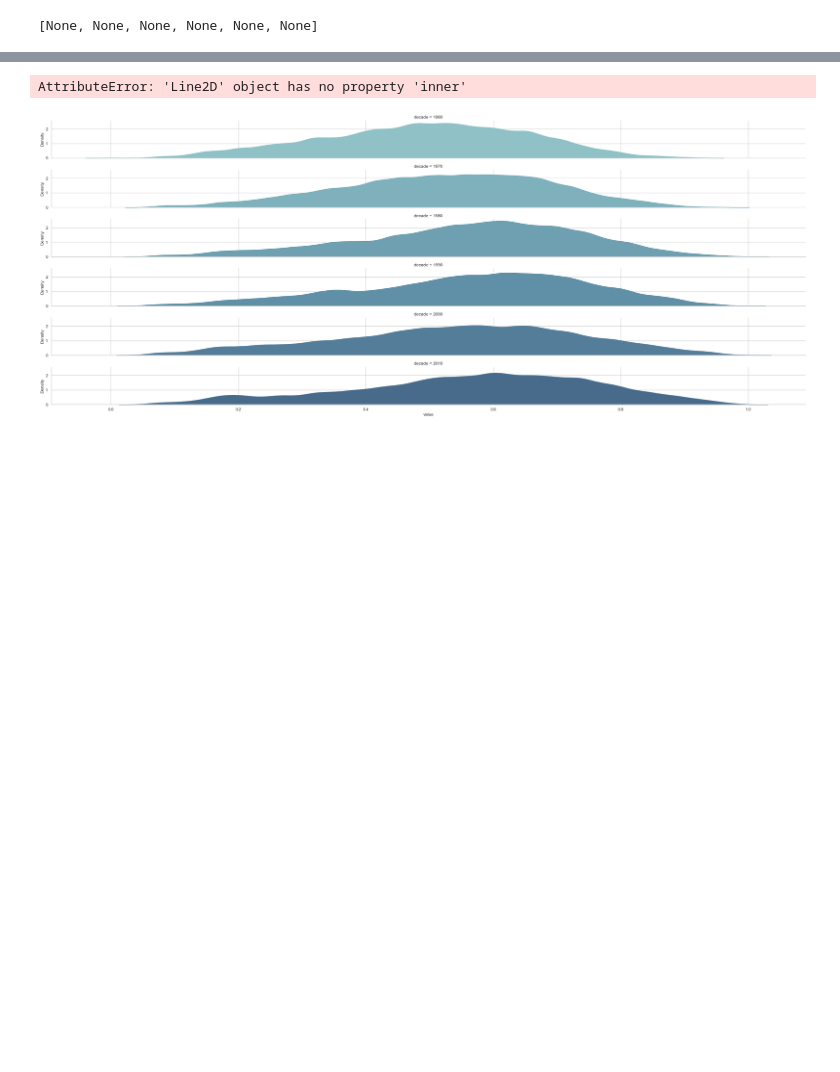
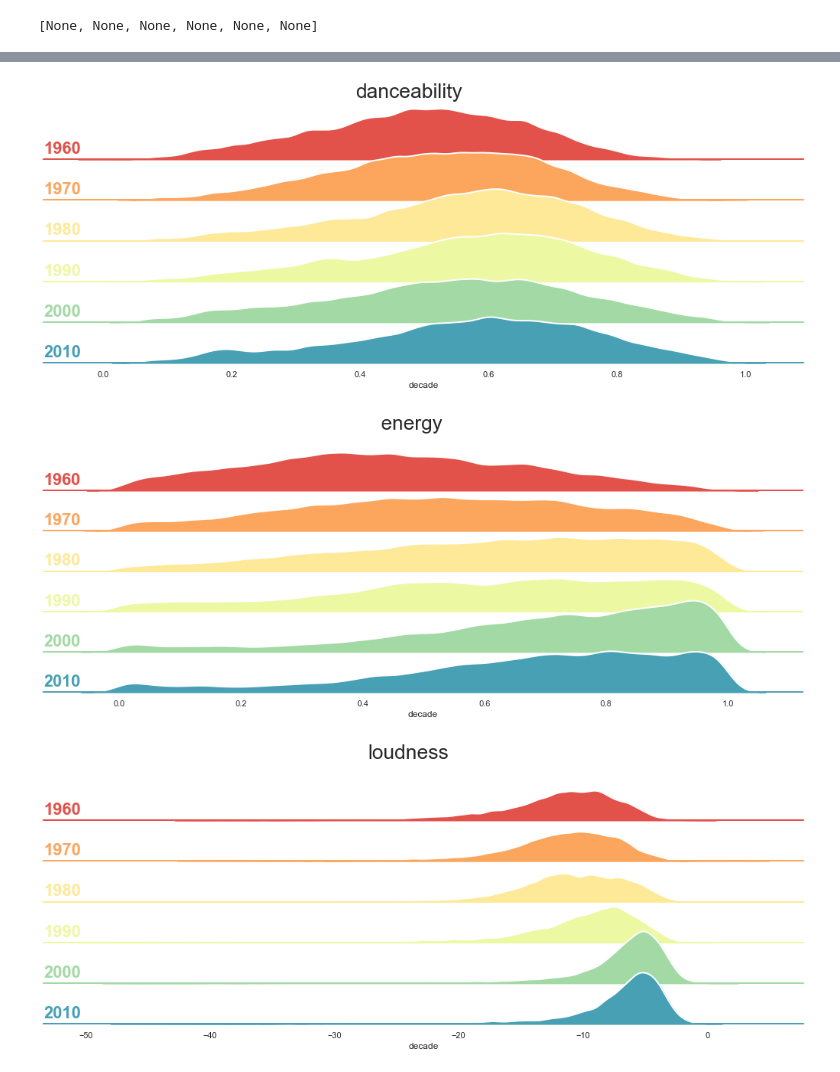
Before and after one commit to wsrtka/spotify_analysis, a Jupyter notebook: basic_analysis/compare_decades.ipynb, the cells around one changed output, grey strips where cells are left out. Cells and saved outputs as stored; diff of their text form; code cells hidden in the pictures; blank space fills up the shorter version.

Commit message:
[Dataset] Fixed charts

```diff
--- a/basic_analysis/compare_decades.ipynb
+++ b/basic_analysis/compare_decades.ipynb
@@ -32,58 +32,47 @@ df_merged[:10]
 | 8 | Carolina - Remastered 2006 | Caetano Veloso | spotify:track:15gNqKkZN9Mq9AvnRqWJKb | 1960 | 0.545 | 0.220 | 2 | -15.079 | 0 | 0.0828 | ... |
 | 9 | I Can Hear Music | The Beach Boys | spotify:track:1hcMfYTsRTC4hIKbfosxjz | 1960 | 0.511 | 0.603 | 2 | -7.637 | 1 | 0.0280 | ... |
 # %%
-items=['danceability', 'energy', 'loudness', 'mode', 'speechiness', 'acousticness',
-           'instrumentalness', 'liveness', 'valence', 'tempo', 'chorus_hit', 'sections']
+items = ['danceability', 'energy', 'loudness', 'speechiness', 'acousticness',
+         'instrumentalness', 'liveness', 'valence', 'tempo', 'chorus_hit', 'sections'] # , 'mode'
 # %%
 import seaborn as sns
 import matplotlib.pyplot as plt
 
-df_melted = pd.melt(df_merged, id_vars=['decade'], value_vars=['danceability'])
-# f, ax = plt.subplots(figsize=(10,10))
-# sns.despine(bottom=True, left=True)
+sns.set_theme(style="white", rc={"axes.facecolor": (0, 0, 0, 0)})
 
-pal = sns.cubehelix_palette(10, rot=-.25, light=.7)
-g = sns.FacetGrid(df_melted, row="decade", hue="decade", aspect=15, height=.5, palette=pal, size=2)
+# pal = sns.cubehelix_palette(10, rot=-.25, light=.7)
+pal = sns.color_palette("Spectral")
 
-g.map(sns.kdeplot, "value",
-      bw_adjust=.5, clip_on=False,
-      fill=True, alpha=1, linewidth=1.5)
-g.map(sns.kdeplot, "value", clip_on=False, color="w", lw=2, bw_adjust=.5)
+for col in items:
+    df_melted = pd.melt(df_merged, id_vars=['decade'], value_vars=[col])
 
-# passing color=None to refline() uses the hue mapping
-g.refline(y=0, linewidth=2, linestyle="-", color=None, clip_on=False)
+    g = sns.FacetGrid(df_melted, row="decade", hue="decade", aspect=15, height=.5, palette=pal, size=1)
+
+    g.map(sns.kdeplot, "value",
+          bw_adjust=.5, clip_on=False,
+          fill=True, alpha=1, linewidth=1.5)
+    p = g.map(sns.kdeplot, "value", clip_on=False, color="w", lw=2, bw_adjust=.5)
+
+    g.refline(y=0, linewidth=2, linestyle="-", color=None, clip_on=False)
+
+    def label(x, color, label):
+        plt.rcParams.update({'font.size': 22})
+        ax = plt.gca()
+        ax.text(0, .2, label, fontweight="bold", color=color,
+                ha="left", va="center", transform=ax.transAxes)
 
 
-# Define and use a simple function to label the plot in axes coordinates
-def label(x, color, label):
-    ax = plt.gca()
-    ax.text(0, .2, label, fontweight="bold", color=color,
-            ha="left", va="center", transform=ax.transAxes)
+    g.map(label, "decade")
+    g.figure.subplots_adjust(hspace=-.25)
 
-g.map(label, "x")
+    g.set_titles("")
+    g.set(yticks=[], ylabel="")
+    g.despine(bottom=True, left=True)
 
-# Set the subplots to overlap
-g.figure.subplots_adjust(hspace=-.25)
+    g.fig.suptitle(col)
 
-# Remove axes details that don't play well with overlap
-g.set_titles("")
-g.set(yticks=[], ylabel="")
-g.despine(bottom=True, left=True)
-
-# sns.stripplot(x="value", y="variable", hue="decade",
-#               data=df_melted, dodge=True, alpha=.25, zorder=1)
-
-# sns.pointplot(x="value", y="variable", hue="decade",
-#               data=df_melted, dodge=.8 - .8 / 3,
-#               join=False, palette="dark",
-#               markers="d", scale=.75, ci=None)
-
-# handles, labels = ax.get_legend_handles_labels()
-# ax.legend(handles[3:], labels[3:], title="Decades",
-#           handletextpad=0, columnspacing=1,
-#           loc="lower right", ncol=3, frameon=True)
-
-plt.show()
+    plt.show()
 # %% [output]
-AttributeError: 'Line2D' object has no property 'inner'
-[figure, old version]
+[figure, new version]
+[figure, added]
+[figure, added]
```
Also changed, not shown: parts of 5 cells of this notebook.
